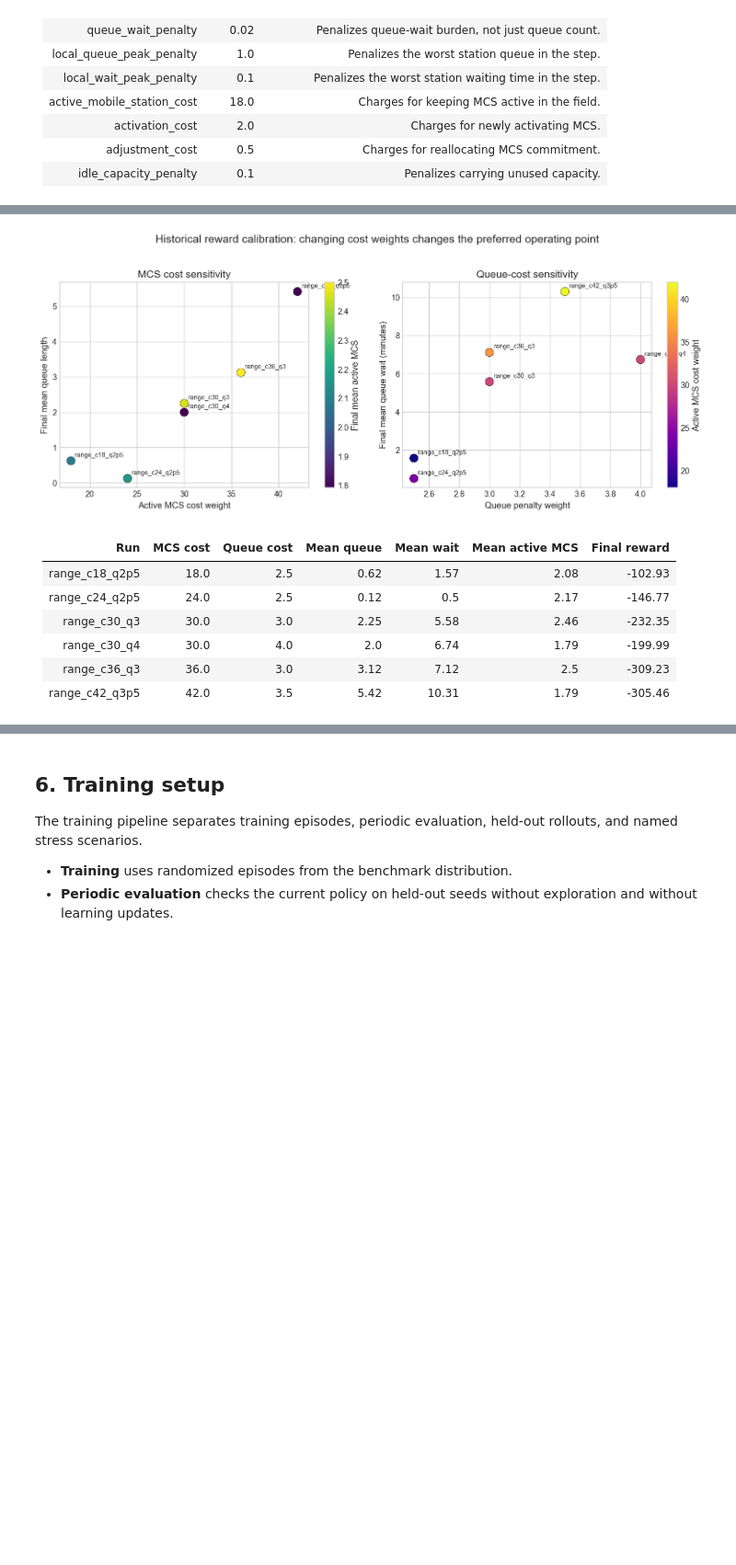
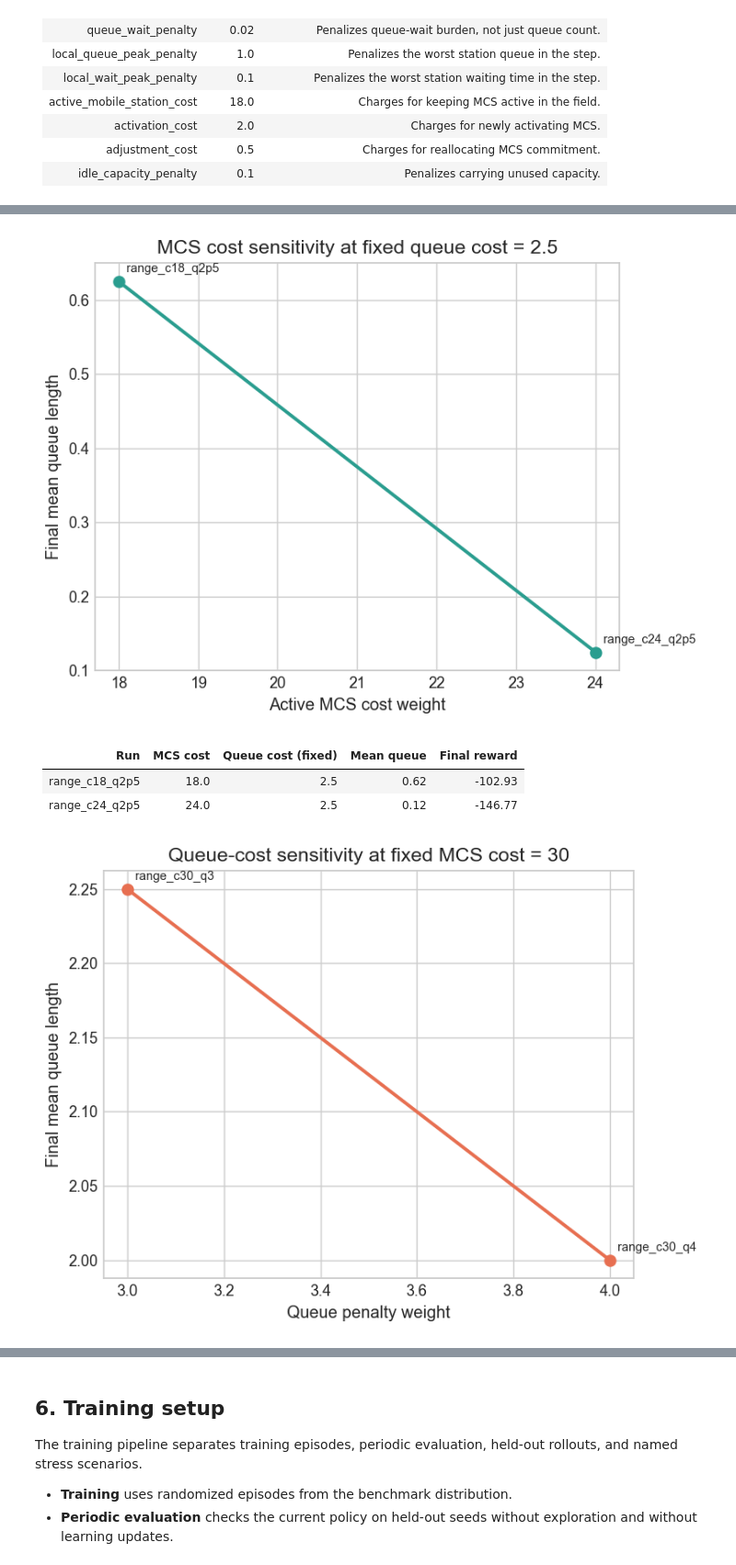
Before and after one commit to AugustHolmDTU/advanced-business-analytics, a Jupyter notebook: exam_submission/exam_storyline.ipynb, the cells around one changed output, grey strips where cells are left out. Shown at 92% size. Saved outputs shown, nothing was run; the diff lists cells and outputs as text; code cells hidden in the pictures; blank space fills up the shorter version.

Commit message:
reward sweep added

```diff
--- a/exam_submission/exam_storyline.ipynb
+++ b/exam_submission/exam_storyline.ipynb
@@ -950,14 +986,14 @@ The historical reward sweep is useful here because it shows how changing these w
 # %%
-fig, _ = plot_reward_sensitivity(reward_sweep)
+fig, _ = plot_mcs_cost_sensitivity_simple(reward_sweep)
 plt.show()
-show_table(build_reward_calibration_table(), precision=2)
+show_table(build_mcs_cost_reward_table(), precision=2)
+fig, _ = plot_queue_cost_sensitivity_simple(reward_sweep)
+plt.show()
+show_table(build_queue_cost_reward_table(), precision=2)
 # %% [output]
-[figure, old version]
+[figure, new version]
-| Run | MCS cost | Queue cost | Mean queue | Mean wait | Mean active MCS | Final reward |
-| --- | --- | --- | --- | --- | --- | --- |
-| range_c18_q2p5 | 18.0 | 2.5 | 0.62 | 1.57 | 2.08 | -102.93 |
-| range_c24_q2p5 | 24.0 | 2.5 | 0.12 | 0.5 | 2.17 | -146.77 |
-| range_c30_q3 | 30.0 | 3.0 | 2.25 | 5.58 | 2.46 | -232.35 |
-| range_c30_q4 | 30.0 | 4.0 | 2.0 | 6.74 | 1.79 | -199.99 |
-| range_c36_q3 | 36.0 | 3.0 | 3.12 | 7.12 | 2.5 | -309.23 |
-| range_c42_q3p5 | 42.0 | 3.5 | 5.42 | 10.31 | 1.79 | -305.46 |
+| Run | MCS cost | Queue cost (fixed) | Mean queue | Final reward |
+| --- | --- | --- | --- | --- |
+| range_c18_q2p5 | 18.0 | 2.5 | 0.62 | -102.93 |
+| range_c24_q2p5 | 24.0 | 2.5 | 0.12 | -146.77 |
+[figure, added]
```
Also changed, not shown: parts of 4 cells of this notebook, 7 other files.
